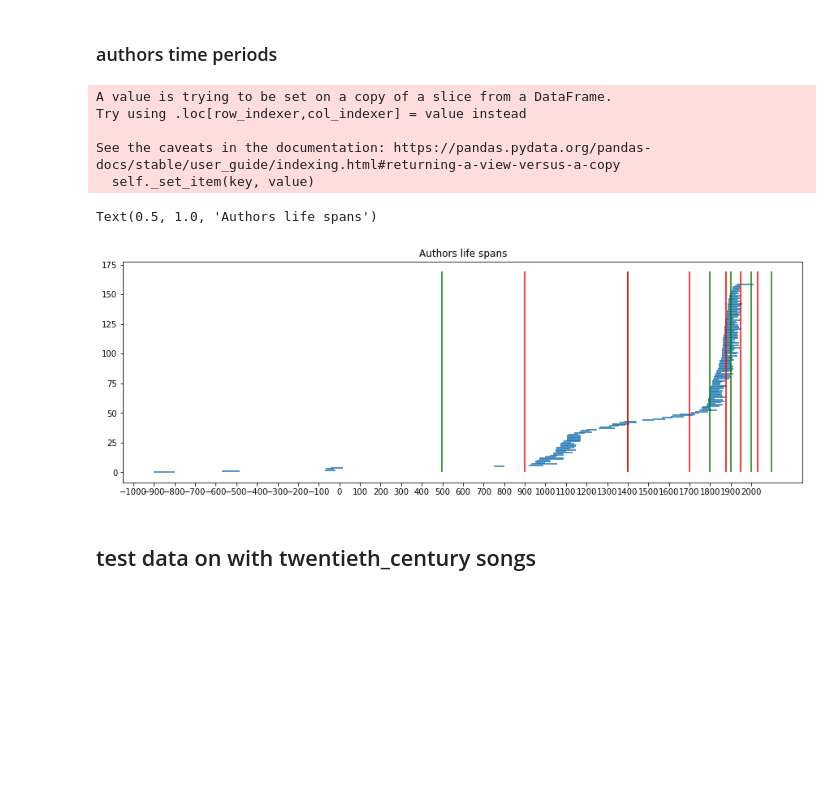
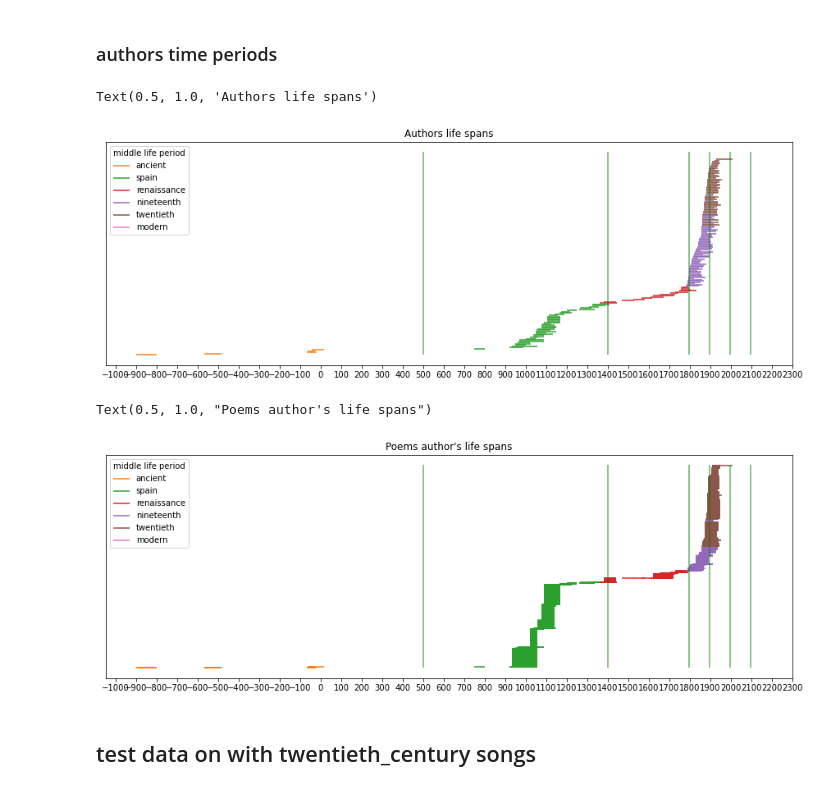
Before and after one commit to ronamir1/NLP-finalProject, a Jupyter notebook: Data_Processing/data_exploration.ipynb, the cells around one changed output. Cells and saved outputs as stored; diff of their text form; code cells hidden in the pictures; blank space fills up the shorter version.

Commit message:
finish periods graph

```diff
--- a/Data_Processing/data_exploration.ipynb
+++ b/Data_Processing/data_exploration.ipynb
@@ -250,35 +250,3 @@ Text(0.5, 1.0, "Poems author's sex")
 [figure]
 # %% [markdown]
 ### authors time periods
-# %%
-from prepare_data_set import TIME_PERIODS_RANGES
-current_time_periods = {'ancient_period': range(-2000, 500),
-                        'spain_period' : range(500, 1400),
-                        'renaissance_period' : range(1400, 1800),
-                        'nineteenth_century' : range(1800, 1900),
-                        'twentieth_century' : range(1900, 2000),
-                        'modern_times' : range(2000, 2100)}
-
-def plot_authors_time_periods(author_dataframe: pd.DataFrame):
-    author_dataframe['year_born'] = author_dataframe.d_birth.apply(lambda date: np.datetime64(date, 'Y').astype('int') + 1970)
-    author_dataframe['death_year'] = author_dataframe.d_death.apply(lambda date: np.datetime64(date, 'Y').astype('int') + 1970)
-    author_dataframe = author_dataframe.sort_values(by=['year_born']).reset_index()
-    fig, ax = plt.subplots(figsize=(15,5))
-    for index, author_data in author_dataframe.iterrows():
-        ax.hlines(y=index, xmin=author_data.year_born, xmax=author_data.death_year, label=author_data.author)
-    for time_period in current_time_periods:
-        ax.vlines(x=current_time_periods[time_period][-1], ymin=0, ymax=author_dataframe.shape[0]+10, colors='g')
-    for time_period in TIME_PERIODS_RANGES:
-        ax.vlines(x=TIME_PERIODS_RANGES[time_period][-1], ymin=0, ymax=author_dataframe.shape[0]+10, colors='r')
-    ax.set_xticks(np.arange(-1000, 2100, step=100))
-    return ax
-
-plot_authors_time_periods(author_df).set_title("Authors life spans")
-# %% [output]
-A value is trying to be set on a copy of a slice from a DataFrame.
-Try using .loc[row_indexer,col_indexer] = value instead
-
-See the caveats in the documentation: https://pandas.pydata.org/pandas-docs/stable/user_guide/indexing.html#returning-a-view-versus-a-copy
-  self._set_item(key, value)
-Text(0.5, 1.0, 'Authors life spans')
-[figure, removed]
@@ -343,3 +253,47 @@ def parse_authors(df : pd.DataFrame, cities : set):
+# %%
+from prepare_data_set import TIME_PERIODS_RANGES
+UNIX_EPOCH_YEAR = 1970
+
+def date_to_year(date: np.datetime64):
+    return np.datetime64(date, 'Y').astype('int') + UNIX_EPOCH_YEAR
+
+def year_to_period(year: int):
+    for period in TIME_PERIODS_RANGES:
+        if int(year) in TIME_PERIODS_RANGES[period]:
+            return period
+    return TimePeriods.ancient
+
+def plot_authors_time_periods(author_dataframe: pd.DataFrame, output_path: Path = None):
+    author_dataframe = author_dataframe.sort_values(by=['born_year']).reset_index()
+    fig, ax = plt.subplots(figsize=(15,5))
+    for period in TIME_PERIODS_RANGES:
+        current_df = author_dataframe.loc[author_dataframe.middle_life_period == period]
+        ax.hlines(y=current_df.index, xmin=current_df.born_year, xmax=current_df.death_year, label=period.name, colors=f'C{period.value}')
+    for time_period in TIME_PERIODS_RANGES:
+        ax.vlines(x=TIME_PERIODS_RANGES[time_period][-1], ymin=0, ymax=author_dataframe.shape[0]+5, colors='g', alpha=0.6)
+    ax.set_xticks(np.arange(-1000, 2400, step=100))
+    ax.legend(loc='upper left', title="middle life period")
+    ax.get_yaxis().set_visible(False)
+    if output_path is not None:
+        fig.savefig(output_path)
+    return ax
+
+df['born_year'] =  df.d_birth.apply(date_to_year)
+df['death_year'] = df.d_death.apply(date_to_year)
+df['middle_life_period'] = (df.born_year + ((df.death_year - df.born_year) / 2)).apply(year_to_period)
+author_df = df.drop_duplicates(subset=["author"])
+# %%
+output_graph_path = OUTPUT_DIR_PATH / "authors_life_spans.png"
+plot_authors_time_periods(author_df, output_graph_path).set_title("Authors life spans")
+# %% [output]
+Text(0.5, 1.0, 'Authors life spans')
+[figure, added]
+# %%
+output_graph_path = OUTPUT_DIR_PATH / "songs_authors_life_spans.png"
+plot_authors_time_periods(df, output_graph_path).set_title("Poems author's life spans")
+# %% [output]
+Text(0.5, 1.0, "Poems author's life spans")
+[figure, added]
 # %% [markdown]
 ## test data on with twentieth_century songs
 # %%
```
Also changed, not shown: parts of 3 cells of this notebook.
